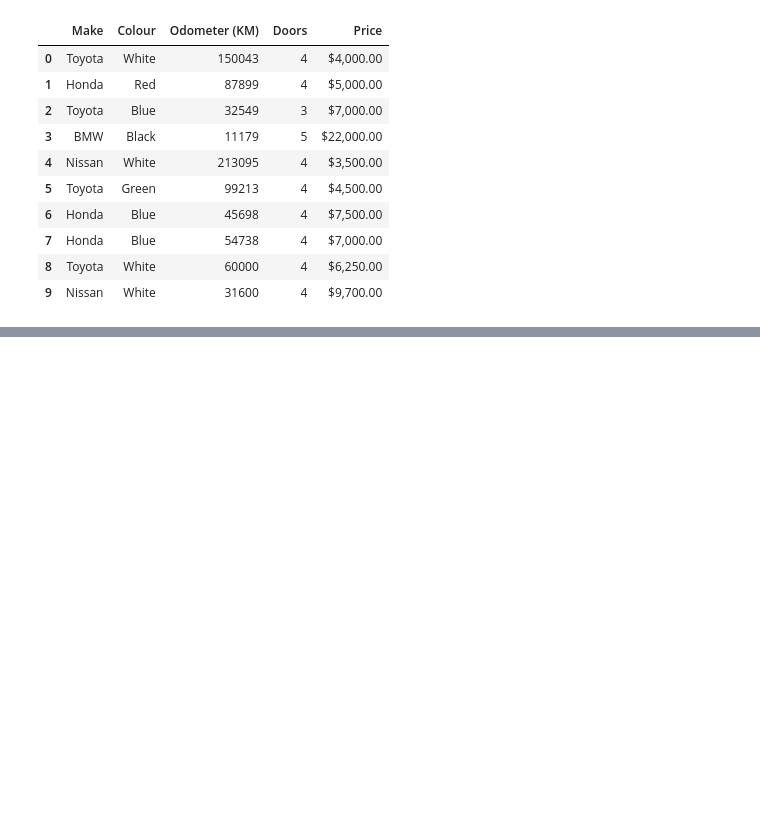
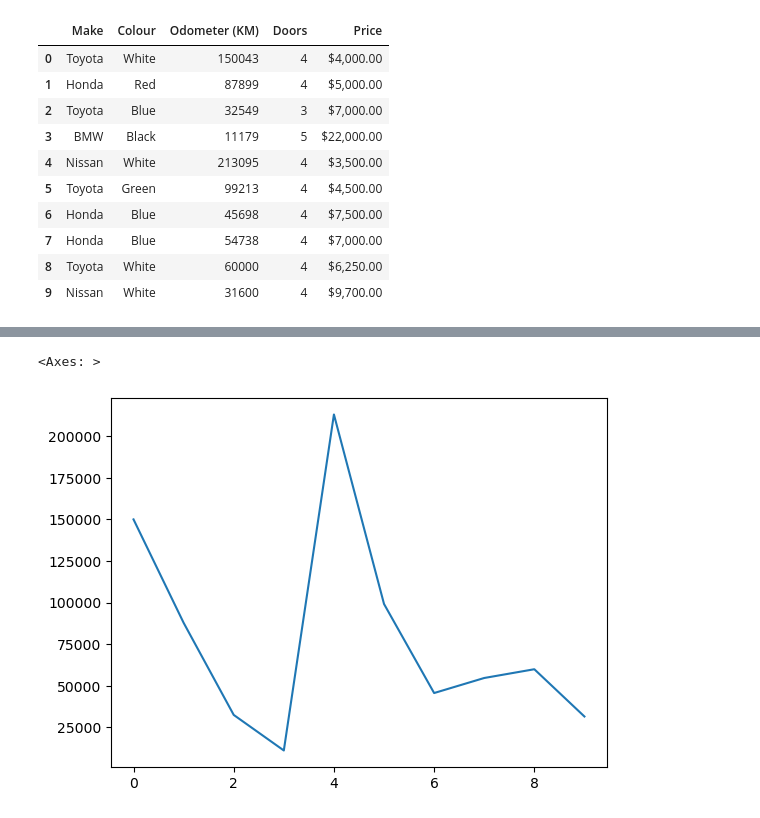
Before and after one commit to junaidknows/ml-study-projects, a Jupyter notebook: introduction-to-pandas.ipynb, the cells around one changed output, grey strips where cells are left out. Drawn from its saved outputs; the diff is of its cells as text; code cells hidden in the pictures; blank space fills up the shorter version.

```diff
--- a/introduction-to-pandas.ipynb
+++ b/introduction-to-pandas.ipynb
@@ -67,0 +492,8 @@ car_sales.to_csv("exported-car-sales.csv")
+# %%
+## We can try with a graph
+car_sales["Odometer (KM)"].plot()
+
+# We got a plot of different odometer values
+# %% [output]
+<Axes: >
+[figure, added]
```
Also changed, not shown: parts of 56 cells of this notebook, 1 other file.
